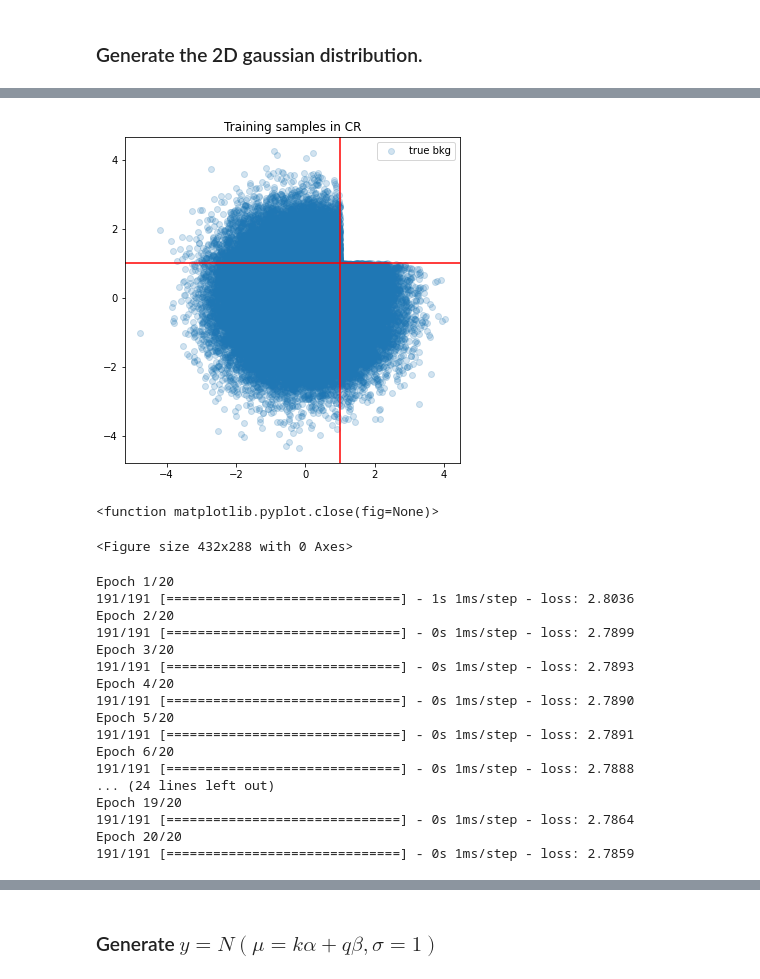
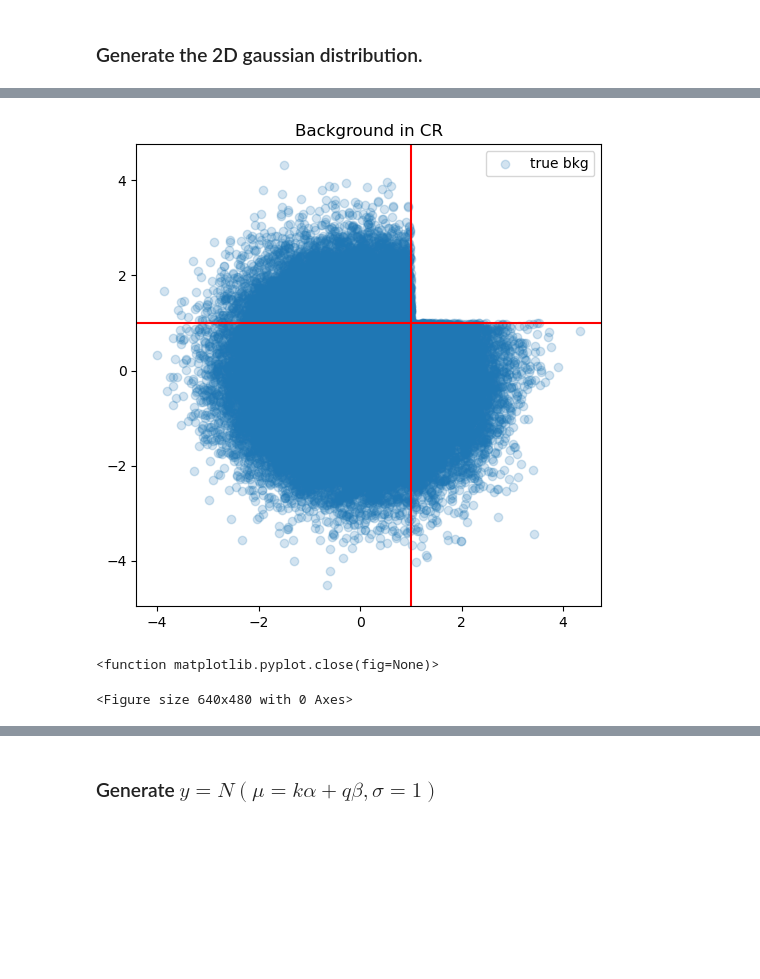
Before and after one commit to hep-lbdl/non-resonant-AD-extrapolation, a Jupyter notebook: Example.ipynb, the cells around one changed output, grey strips where cells are left out. Saved outputs shown, nothing was run; the diff lists cells and outputs as text; code cells hidden in the pictures; blank space fills up the shorter version.

```diff
--- a/Example.ipynb
+++ b/Example.ipynb
@@ -87,4 +81,5 @@ def train(data):
 # %% [markdown]
 ### Generate the 2D gaussian distribution.
 # %%
-samples_gen_full_bkg = train(data)
+MAF1 = SimpleMAF(num_features = data.ndim)
+MAF1.train(data, n_epochs=20, plot=False)
@@ -119,41 +92,26 @@ plot_gen_full_bkg(samples_gen_full_bkg, x1, x2)
+# %%
+# Train on background distribution in CR
+mask_CR = np.logical_not((data[:,0] > 1) & (data[:,1] > 1))
+# Generate background distribution in SR
+mask_SR = (x1 > 1) & (x2 > 1)
 # %%
-# Train on background distribution in CR
-CR_mask = np.logical_not((data[:,0] > 1) & (data[:,1] > 1))
-
 # Plot partial background that's been trained on
-x1_CR = data[CR_mask][:,0]
-x2_CR = data[CR_mask][:,1]
+x1_CR = data[mask_CR][:,0]
+x2_CR = data[mask_CR][:,1]
 plt.figure(figsize=(6,6))
 plt.scatter(x1_CR, x2_CR, alpha = 0.2, label = 'true bkg')
 plt.axhline(y=1, color='r', linestyle='-')
 plt.axvline(x=1, color='r', linestyle='-')
-plt.title("Training samples in CR")
+plt.title("Background in CR")
 plt.legend()
 plt.show()
 plt.savefig('plots/train_CR_bkg.png')
 plt.close
 # %% [output]
-[figure, old version]
+[figure, new version]
 <function matplotlib.pyplot.close(fig=None)>
-<Figure size 432x288 with 0 Axes>
+<Figure size 640x480 with 0 Axes>
 # %%
-samples_gen_SRfromCR_bkg = train(data[CR_mask])
+MAF2 = SimpleMAF(num_features = 2, num_cond_features = 2)
+MAF2.train(data[mask_CR], cond=data[mask_CR], n_epochs=20, plot=False)
-# %% [output]
-Epoch 1/20
-191/191 [==============================] - 1s 1ms/step - loss: 2.8036
-Epoch 2/20
-191/191 [==============================] - 0s 1ms/step - loss: 2.7899
-Epoch 3/20
-191/191 [==============================] - 0s 1ms/step - loss: 2.7893
-Epoch 4/20
-191/191 [==============================] - 0s 1ms/step - loss: 2.7890
-Epoch 5/20
-191/191 [==============================] - 0s 1ms/step - loss: 2.7891
-Epoch 6/20
-191/191 [==============================] - 0s 1ms/step - loss: 2.7888
-... (24 lines left out)
-Epoch 19/20
-191/191 [==============================] - 0s 1ms/step - loss: 2.7864
-Epoch 20/20
-191/191 [==============================] - 0s 1ms/step - loss: 2.7859
 # %%
```
Also changed, not shown: parts of 40 cells of this notebook, 2 other files.
